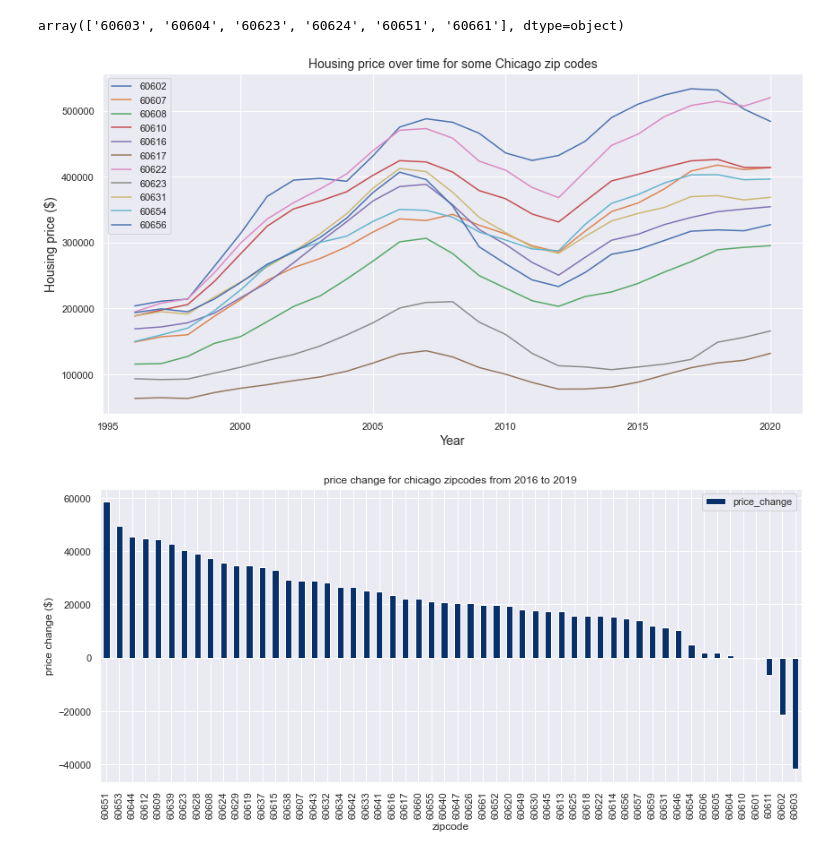
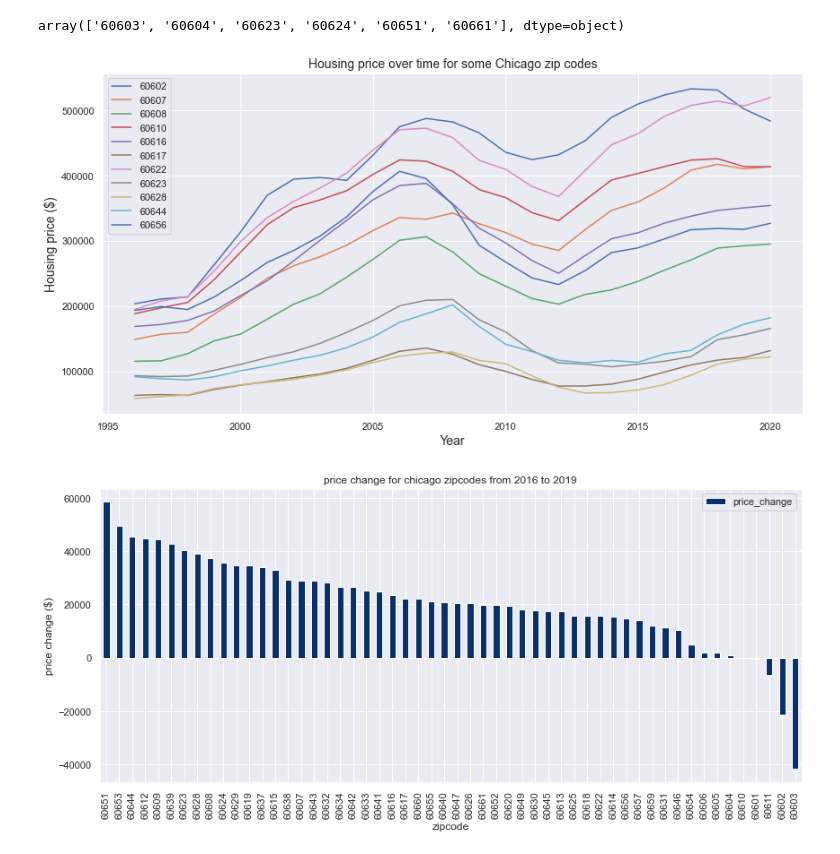
Before and after one commit to mandanah/capstone2, a Jupyter notebook: identify_up_and_coming_neighborhoods.ipynb, the cells around one changed output. Drawn from its saved outputs; the diff is of its cells as text; code cells hidden in the pictures.

```diff
--- a/identify_up_and_coming_neighborhoods.ipynb
+++ b/identify_up_and_coming_neighborhoods.ipynb
@@ -247,18 +260,18 @@ df_price_by_zipcode_yearly = get_yearly_price_df(dict_df_by_zip)
 # %%
 #plotting housing price over time for given zipcodes
 def plot_price(adict, selected_zipcodes):
     fig, ax = plt.subplots(figsize=(14,7))
     for zipcode in selected_zipcodes:
         ax.plot(adict[zipcode].price, label=zipcode)
         plt.legend()
     plt.ylabel('Housing price ($)',{'fontsize': 14})
     plt.xlabel('Year',{'fontsize': 14})
     plt.title('Housing price over time for some Chicago zip codes',{'fontsize': 14})
 
-selected_zipcodes = ['60602','60607', '60608', '60610', '60616', '60617','60622', '60623','60631', '60654', '60656']
+selected_zipcodes = ['60602','60607', '60608', '60610', '60616', '60617','60622', '60623','60628', '60644', '60656']
 plot_price(df_price_by_zipcode_yearly,selected_zipcodes)
 # %% [output]
-[figure, old version]
+[figure, new version]
 # %%
 # plotting housing price change for all zipcodes: price at the end of 2019 - price at the beginning of 2014
 
```
Also changed, not shown: parts of 61 cells of this notebook.
